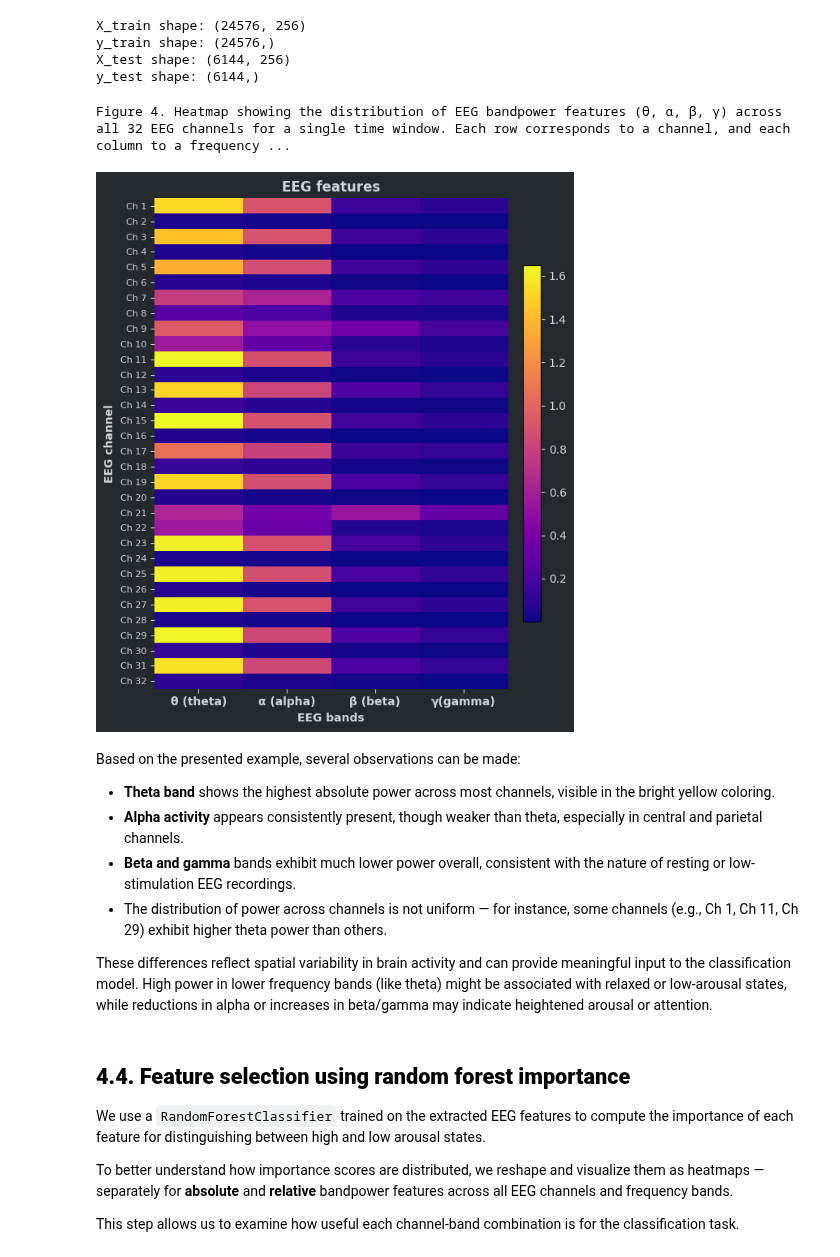
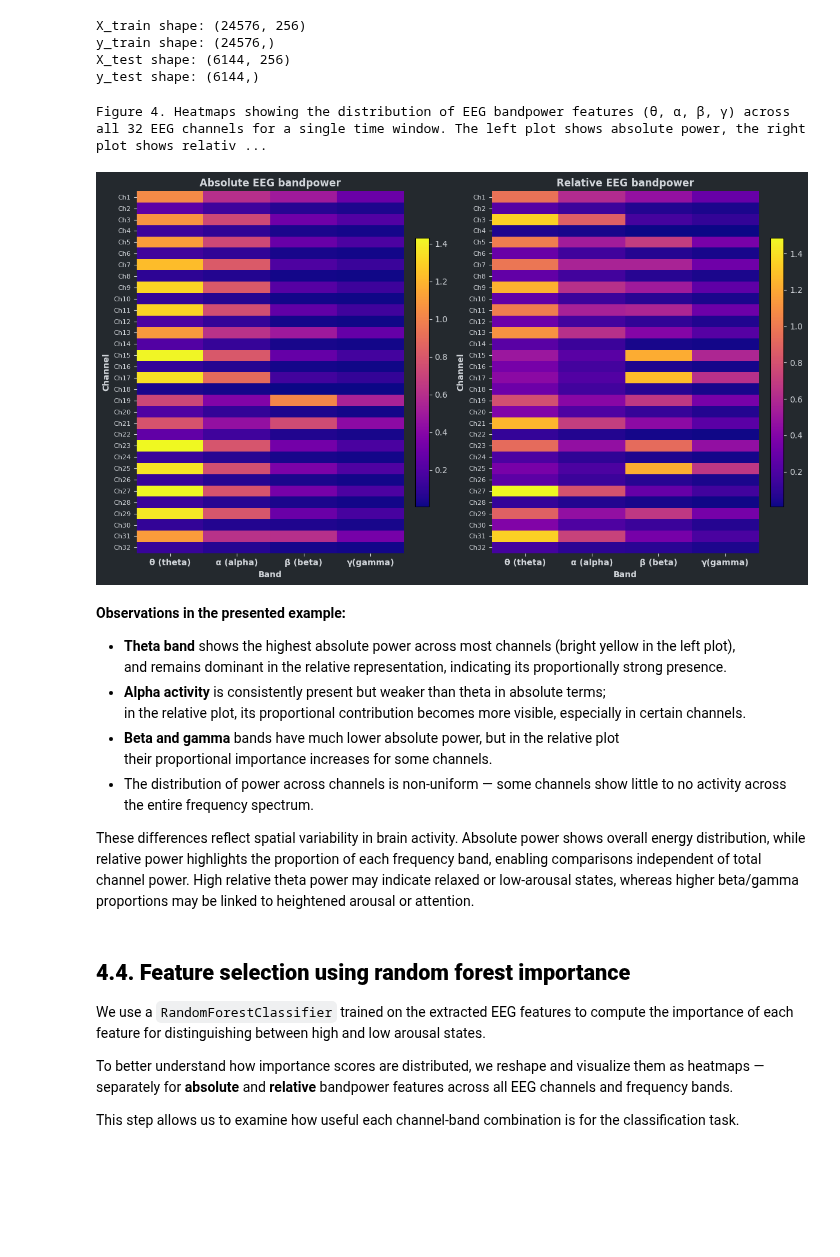
Before and after one commit to michal-owsiak/eeg-emotion-recognition-cnn, a Jupyter notebook: index.ipynb, the cells around one changed output. Cells and saved outputs as stored; diff of their text form; code cells hidden in the pictures; blank space fills up the shorter version.

Commit message:
relative bandpower example plot added

```diff
--- a/index.ipynb
+++ b/index.ipynb
@@ -577,53 +559,68 @@ y_test shape: (6144,)
 # %%
 figure4_html = """
 <p style="font-size: 14px">
-    <strong>Figure 4.</strong> Heatmap showing the distribution of EEG bandpower features (θ, α, β, γ)
-    across all 32 EEG channels for a single time window. Each row corresponds to a channel, and each column
-    to a frequency band. Colors represent the absolute power, allowing for
-    comparison between channels and bands.
+    <strong>Figure 4.</strong> Heatmaps showing the distribution of EEG bandpower features (θ, α, β, γ)
+    across all 32 EEG channels for a single time window.
+    The left plot shows absolute power, the right plot shows relative power
+    (normalized to the total power in the 4–45 Hz range for each channel).
+    Each row corresponds to a channel, each column to a frequency band.
 </p>
 """
 
 display(HTML(figure4_html))
 
-example = X_train[0][:128].reshape(32, 4)
+bands = ['θ (theta)', 'α (alpha)', 'β (beta)', 'γ(gamma)']
+channels = [f'Ch{i+1}' for i in range(32)]
+example_number = 5
 
-fig, ax = plt.subplots(figsize=(6, 7))
+example_abs = X_train[example_number][:128].reshape(32, 4)
+example_rel = X_train[example_number][128:].reshape(32, 4)
+
+fig, axes = plt.subplots(1, 2, figsize=(12, 7))
 fig.patch.set_facecolor(background_color)
-ax.set_facecolor(background_color)
 
-im = ax.imshow(example, aspect='auto', cmap='plasma')
+for ax, data, title, cmap in zip(
+    axes,
+    [example_abs, example_rel],
+    ['Absolute EEG bandpower', 'Relative EEG bandpower'],
+    ['plasma', 'plasma']
+):
+    ax.set_facecolor(background_color)
 
-ax.set_title("EEG features", color=text_color, fontweight='bold')
-ax.set_xlabel("EEG bands", color=text_color, fontweight='bold')
-ax.set_ylabel("EEG channel", color=text_color, fontweight='bold')
-ax.set_xticks([0, 1, 2, 3])
-ax.set_xticklabels(['θ (theta)', 'α (alpha)', 'β (beta)', 'γ(gamma)'], color=text_color, fontweight='bold')
-ax.set_yticks(np.arange(32))
-ax.set_yticklabels([f'Ch {i+1}' for i in range(32)], color=text_color, fontsize=8)
+    im = ax.imshow(data, aspect='auto', cmap=cmap)
+    ax.set_title(title, color=text_color, fontweight='bold')
+    ax.set_xlabel('Band', color=text_color, fontweight='bold')
+    ax.set_ylabel('Channel', color=text_color, fontweight='bold')
+    ax.set_xticks([0, 1, 2, 3])
+    ax.set_xticklabels(bands, color=text_color, fontweight='bold')
+    ax.set_yticks(np.arange(32))
+    ax.set_yticklabels(channels, color=text_color, fontsize=8)
+    ax.tick_params(colors=text_color)
 
-ax.tick_params(colors=text_color)
-for spine in ax.spines.values():
-    spine.set_visible(False)
+    for spine in ax.spines.values():
+        spine.set_visible(False)
 
-cbar = plt.colorbar(im, ax=ax, fraction=0.046, pad=0.04)
-cbar.ax.yaxis.set_tick_params(color=text_color)
-plt.setp(cbar.ax.yaxis.get_ticklabels(), color=text_color)
+    cbar = plt.colorbar(im, ax=ax, fraction=0.046, pad=0.04)
+    cbar.ax.yaxis.set_tick_params(color=text_color)
+    plt.setp(cbar.ax.yaxis.get_ticklabels(), color=text_color)
 
 plt.tight_layout()
 plt.show()
 # %% [output]
-Figure 4. Heatmap showing the distribution of EEG bandpower features (θ, α, β, γ) across all 32 EEG channels for a single time window. Each row corresponds to a channel, and each column to a frequency ...
+Figure 4. Heatmaps showing the distribution of EEG bandpower features (θ, α, β, γ) across all 32 EEG channels for a single time window. The left plot shows absolute power, the right plot shows relativ ...
-[figure, old version]
+[figure, new version]
 # %% [markdown]
-Based on the presented example, several observations can be made:
+**Observations in the presented example:**
+- **Theta band** shows the highest absolute power across most channels (bright yellow in the left plot),
+  and remains dominant in the relative representation, indicating its proportionally strong presence.
+- **Alpha activity** is consistently present but weaker than theta in absolute terms;
+  in the relative plot, its proportional contribution becomes more visible, especially in certain channels.
+- **Beta and gamma** bands have much lower absolute power, but in the relative plot
+  their proportional importance increases for some channels.
+- The distribution of power across channels is non-uniform — some channels show little to no activity across the entire frequency spectrum.
 
-- **Theta band** shows the highest absolute power across most channels, visible in the bright yellow coloring.
-- **Alpha activity** appears consistently present, though weaker than theta, especially in central and parietal channels.
-- **Beta and gamma** bands exhibit much lower power overall, consistent with the nature of resting or low-stimulation EEG recordings.
-- The distribution of power across channels is not uniform — for instance, some channels (e.g., Ch 1, Ch 11, Ch 29) exhibit higher theta power than others.
-
-These differences reflect spatial variability in brain activity and can provide meaningful input to the classification model. High power in lower frequency bands (like theta) might be associated with relaxed or low-arousal states, while reductions in alpha or increases in beta/gamma may indicate heightened arousal or attention.
+These differences reflect spatial variability in brain activity. Absolute power shows overall energy distribution, while relative power highlights the proportion of each frequency band, enabling comparisons independent of total channel power.
+High relative theta power may indicate relaxed or low-arousal states, whereas higher beta/gamma proportions may be linked to heightened arousal or attention.
 # %% [markdown]
 ## **4.4. Feature selection using random forest importance**
 
```
Also changed, not shown: parts of 2 cells of this notebook.
